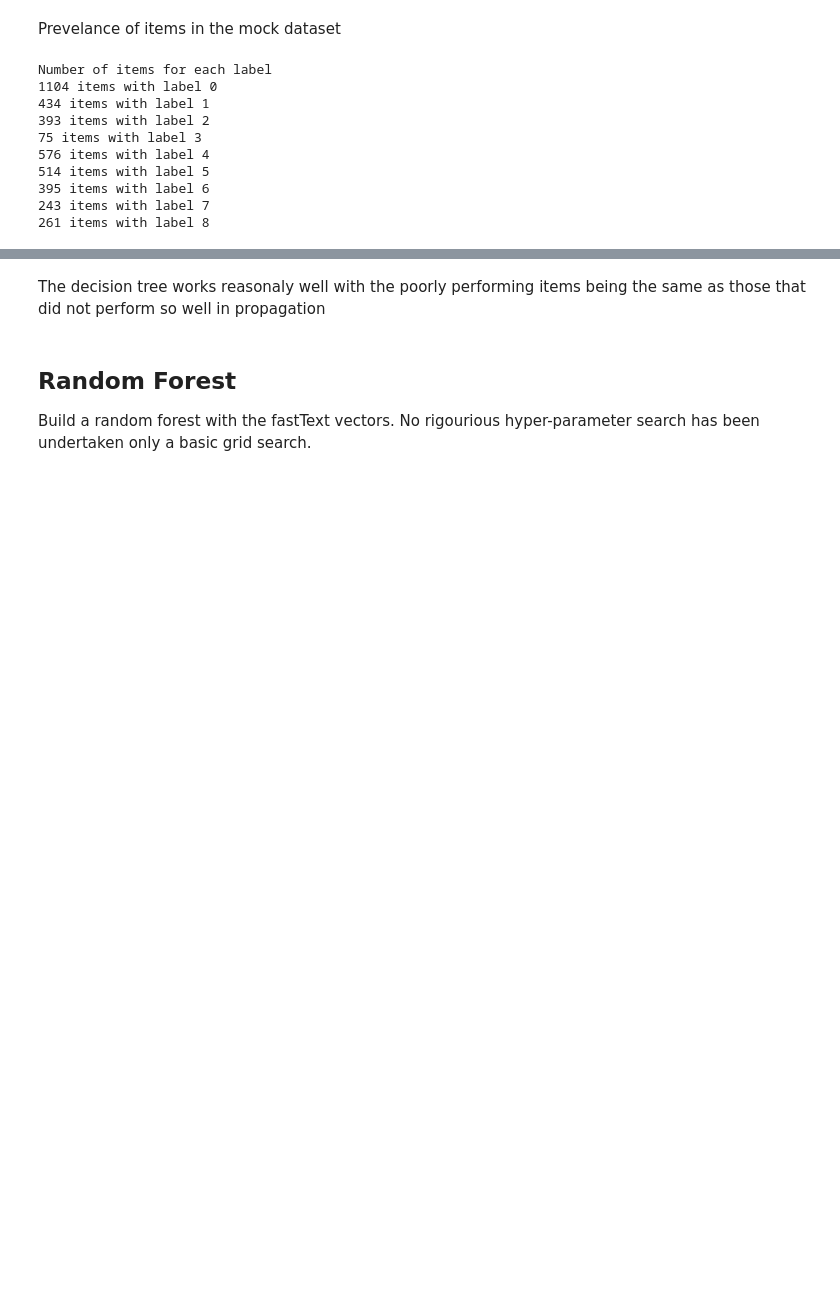
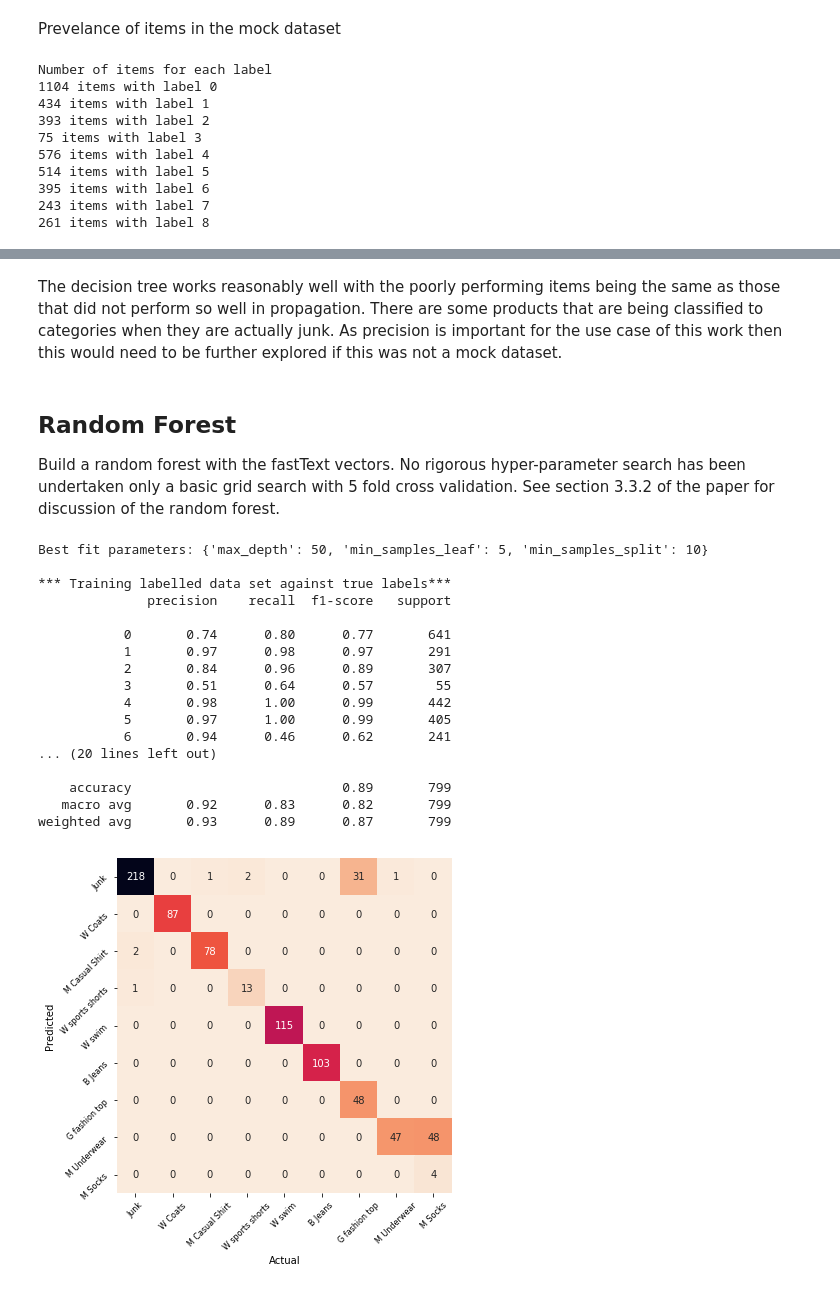
Before and after one commit to ONSBigData/labelpropagation_clothing, a Jupyter notebook: label_propagation_and_classification.ipynb, the cells around one changed output, grey strips where cells are left out. Cells and saved outputs as stored; diff of their text form; code cells hidden in the pictures; blank space fills up the shorter version.

```diff
--- a/label_propagation_and_classification.ipynb
+++ b/label_propagation_and_classification.ipynb
@@ -405,47 +467,73 @@ fig.tight_layout()
 # %% [markdown]
-The decision tree works reasonaly well with the poorly performing items being the same as those that did not perform so well in propagation
+The decision tree works reasonably well with the poorly performing items being the same as those that did not perform so well in propagation. There are some products that are being classified to categories when they are actually junk. As precision is important for the use case of this work then this would need to be further explored if this was not a mock dataset.
 # %% [markdown]
 ## Random Forest
 
-Build a random forest with the fastText vectors. No rigourious hyper-parameter search has been undertaken only a basic grid search.
+Build a random forest with the fastText vectors. No rigorous hyper-parameter search has been undertaken only a basic grid search with 5 fold cross validation. See section 3.3.2 of the paper for discussion of the random forest.
 # %%
-param_grid = [{'n_estimators':[5,10,20,30,50],'max_depth':[5,10,20,30,50,100],'min_samples_leaf':[1,3,5,10,15]}]
-rf_clf = GridSearchCV(estimator= RandomForestClassifier(class_weight='balanced'),param_grid=param_grid,cv=5)
+param_grid = [{'n_estimators':[5,10,20,30,50],
+               'max_depth':[5,10,20,30,50,100],
+               'min_samples_leaf':[1,3,5,10,15]}]
+rf_clf = GridSearchCV(estimator= RandomForestClassifier(class_weight='balanced'),
+                      param_grid=param_grid,cv=5)
 rf_clf.fit(X_train_in,labelled['label_combined'])
 rf_parm = rf_clf.best_params_
 
 print(f'Best fit parameters: {dt_params}')
 
-rf_clf = RandomForestClassifier(**rf_parm,class_weight='balanced') #max_depth=10,min_samples_leaf=5)
+rf_clf = RandomForestClassifier(**rf_parm,class_weight='balanced')
 rf_clf.fit(X_train_in,labelled['label_combined'])
 
 
 print('\n*** Training labelled data set against true labels***')
 print(classification_report(labelled_y,rf_clf.predict(X_train_in)))
 
 
 predict_rf=rf_clf.predict(X_test_in)
 print('\n*** Test split of labelled data set ***')
 print(classification_report(y_test,predict_rf))
 
 mat = confusion_matrix(y_test,predict_rf)
 fig,ax=plt.subplots(figsize=(6,6))
-sns.heatmap(mat.T,square=True,annot=True,fmt='d',cbar=False)
+sns.heatmap(mat.T,square=True,annot=True,fmt='d',cbar=False,cmap=sns.cm.rocket_r)
 ax.tick_params(axis='both', which='major', labelsize=8)
 ax.set_xlabel('Actual')
 ax.set_ylabel('Predicted')
 
 predict_rf=rf_clf.predict(X_test_in)
 
-ax.set_yticklabels(['Junk','W Coats','M Casual Shirt', 'W sports shorts','W swim',
-               'B Jeans','G fashion top','M Underwear','M Socks'][::-1],rotation=45)
+ax.set_yticklabels(['Junk','W Coats','M Casual Shirt',
+                    'W sports shorts','W swim',
+                    'B Jeans','G fashion top','M Underwear',
+                    'M Socks'],rotation=45)
 
-ax.set_xticklabels(['Junk','W Coats','M Casual Shirt', 'W sports shorts','W swim',
-               'B Jeans','G fashion top','M Underwear','M Socks'],rotation=45)
+ax.set_xticklabels(['Junk','W Coats','M Casual Shirt',
+                    'W sports shorts','W swim',
+                    'B Jeans','G fashion top','M Underwear',
+                    'M Socks'],rotation=45)
 
 ax.tick_params(axis='both', which='major', labelsize=8)
 ax.set_xlabel('Actual')
 ax.set_ylabel('Predicted')
 fig.tight_layout()
 # fig.savefig('fasttext_rf_confusion.png')
+# %% [output]
+Best fit parameters: {'max_depth': 50, 'min_samples_leaf': 5, 'min_samples_split': 10}
+
+*** Training labelled data set against true labels***
+              precision    recall  f1-score   support
+
+           0       0.74      0.80      0.77       641
+           1       0.97      0.98      0.97       291
+           2       0.84      0.96      0.89       307
+           3       0.51      0.64      0.57        55
+           4       0.98      1.00      0.99       442
+           5       0.97      1.00      0.99       405
+           6       0.94      0.46      0.62       241
+... (20 lines left out)
+
+    accuracy                           0.89       799
+   macro avg       0.92      0.83      0.82       799
+weighted avg       0.93      0.89      0.87       799
+[figure, added]
 # %% [markdown]
```
Also changed, not shown: parts of 49 cells of this notebook, 11 other files.
